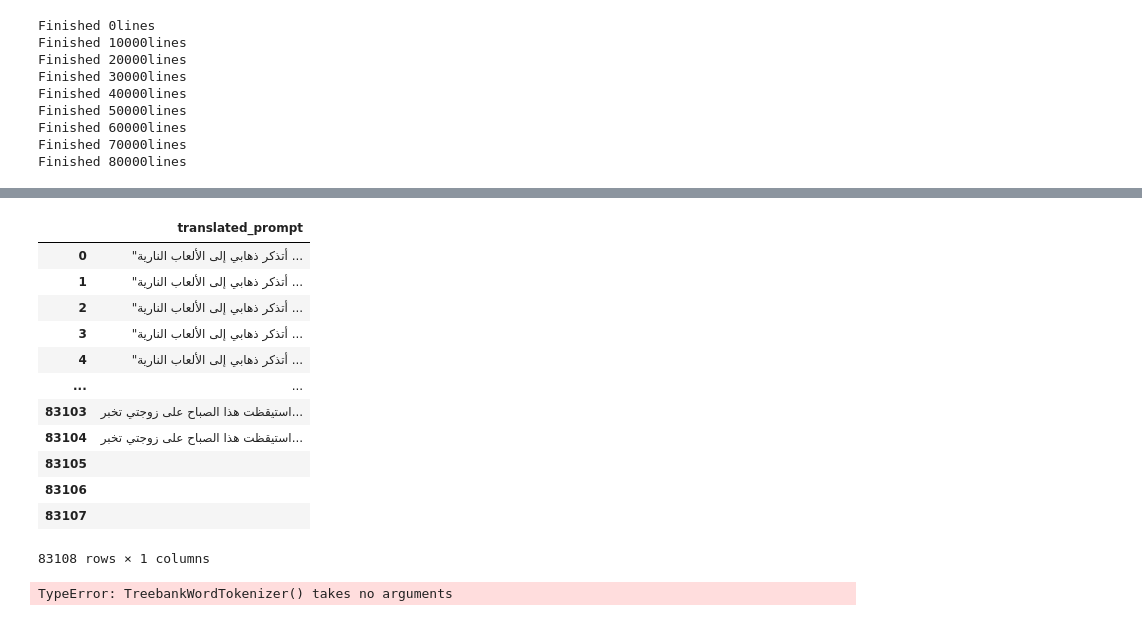
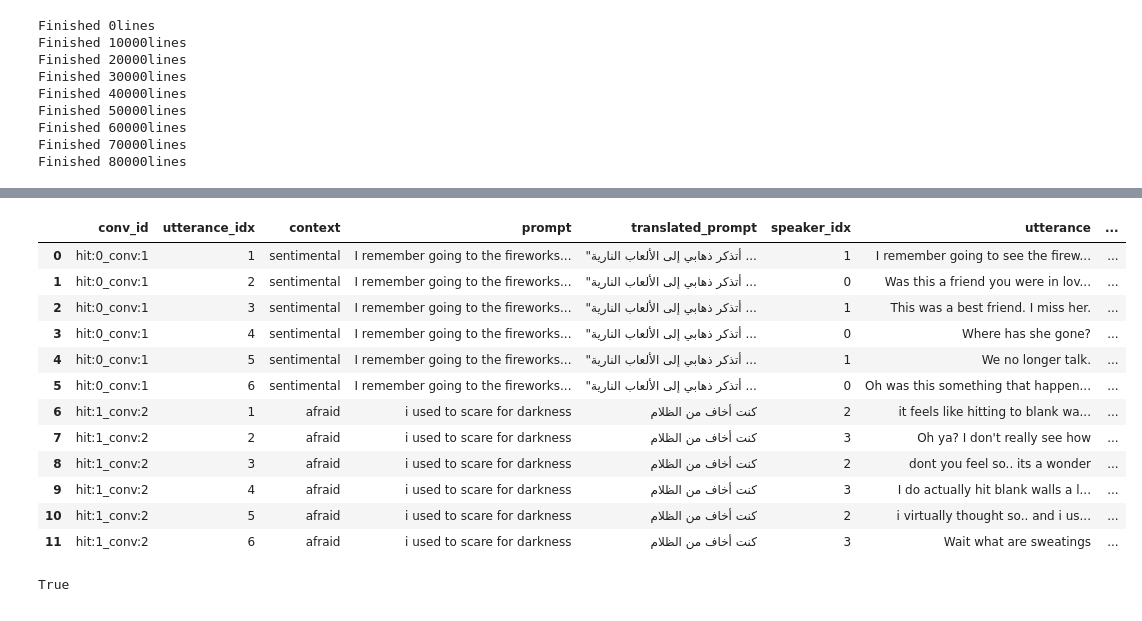
Before and after one commit to MohamedAlaaIbrahim/NLP, a Jupyter notebook: Chatbot.ipynb, the cells around one changed output, grey strips where cells are left out. Saved outputs shown, nothing was run; the diff lists cells and outputs as text; code cells hidden in the pictures.

```diff
--- a/Chatbot.ipynb
+++ b/Chatbot.ipynb
@@ -22,13 +50,13 @@ with open('train_arabic.csv', 'r',encoding='utf-16-le') as reader:
         if(count%10000 ==0):
             print("Finished "+str(count)+ "lines")
         if(count == 0):
-            headers.append(line.split(','))
+            headers.append(line.split(',')[:-3])
         else:
-            body.append(line.split(','))
+            body.append(line.split(',')[:-3])
 
         count += 1
 
-df_with_empty_col = pd.DataFrame(data = body,columns = headers)
+df = pd.DataFrame(data = body,columns = headers[0])
 # %% [output]
 Finished 0lines
 Finished 10000lines
@@ -40,6 +68,6 @@ Finished 60000lines
 Finished 70000lines
 Finished 80000lines
 # %%
-df = df_with_empty_col.iloc[:,:-3]
-df
+df = df.iloc[:82774,:]
+df.columns
 # %% [output]
@@ -75,25 +77,29 @@ df['context']
 # %%
-df['translated_prompt'][:83108]
+filtered_df = df.query( 'context in ["sentimental", "afraid", "proud", "faithful", "terrified", "joyful", "angry", "sad", "jealous", "grateful", "prepared","embarrassed", "excited", "annoyed", "lonely", "ashamed", "guilty","surprised", "nostalgic", "confident", "furious", "disappointed","caring","trusting","disgusted","anticipating","anxious","hopeful", "content", "impressed", "apprehensive", "devastated",None]')
-# %% [output]
-|  | translated_prompt |
-| 0 | "أتذكر ذهابي إلى الألعاب النارية ... |
-| 1 | "أتذكر ذهابي إلى الألعاب النارية ... |
-| 2 | "أتذكر ذهابي إلى الألعاب النارية ... |
-| 3 | "أتذكر ذهابي إلى الألعاب النارية ... |
-| 4 | "أتذكر ذهابي إلى الألعاب النارية ... |
-| ... | ... |
-| 83103 | استيقظت هذا الصباح على زوجتي تخبر... |
-| 83104 | استيقظت هذا الصباح على زوجتي تخبر... |
-| 83105 |  |
-| 83106 |  |
-| 83107 |  |
-83108 rows × 1 columns
 # %%
-sentence = df['translated_prompt'].values[1]
-
-words,x =  TreebankWordTokenizer(sentence)
-list_p = pos_tag(words)
-print(sentence)
-print(list_p)
+filtered_df.head(12)
 # %% [output]
-TypeError: TreebankWordTokenizer() takes no arguments
+|  | ﻿conv_id | utterance_idx | context | prompt | translated_prompt | speaker_idx | utterance | ... |
+| 0 | hit:0_conv:1 | 1 | sentimental | I remember going to the fireworks... | "أتذكر ذهابي إلى الألعاب النارية ... | 1 | I remember going to see the firew... | ... |
+| 1 | hit:0_conv:1 | 2 | sentimental | I remember going to the fireworks... | "أتذكر ذهابي إلى الألعاب النارية ... | 0 | Was this a friend you were in lov... | ... |
+| 2 | hit:0_conv:1 | 3 | sentimental | I remember going to the fireworks... | "أتذكر ذهابي إلى الألعاب النارية ... | 1 | This was a best friend. I miss her. | ... |
+| 3 | hit:0_conv:1 | 4 | sentimental | I remember going to the fireworks... | "أتذكر ذهابي إلى الألعاب النارية ... | 0 | Where has she gone? | ... |
+| 4 | hit:0_conv:1 | 5 | sentimental | I remember going to the fireworks... | "أتذكر ذهابي إلى الألعاب النارية ... | 1 | We no longer talk. | ... |
+| 5 | hit:0_conv:1 | 6 | sentimental | I remember going to the fireworks... | "أتذكر ذهابي إلى الألعاب النارية ... | 0 | Oh was this something that happen... | ... |
+| 6 | hit:1_conv:2 | 1 | afraid | i used to scare for darkness | كنت أخاف من الظلام | 2 | it feels like hitting to blank wa... | ... |
+| 7 | hit:1_conv:2 | 2 | afraid | i used to scare for darkness | كنت أخاف من الظلام | 3 | Oh ya? I don't really see how | ... |
+| 8 | hit:1_conv:2 | 3 | afraid | i used to scare for darkness | كنت أخاف من الظلام | 2 | dont you feel so.. its a wonder | ... |
+| 9 | hit:1_conv:2 | 4 | afraid | i used to scare for darkness | كنت أخاف من الظلام | 3 | I do actually hit blank walls a l... | ... |
+| 10 | hit:1_conv:2 | 5 | afraid | i used to scare for darkness | كنت أخاف من الظلام | 2 | i virtually thought so.. and i us... | ... |
+| 11 | hit:1_conv:2 | 6 | afraid | i used to scare for darkness | كنت أخاف من الظلام | 3 | Wait what are sweatings | ... |
+# %%
+data = filtered_df.values.tolist()
+data_utterance_lemmetization = []
+dict_word_counts = {}
+count = 0
+regex = re.compile(r'[\',a-z,A-Z,0-9]+')
+
+isFile = os.path.isfile('Document_Frequencies.csv')
+print(isFile)
+# %% [output]
+True
```
Also changed, not shown: parts of 8 cells of this notebook, 2 other files.
